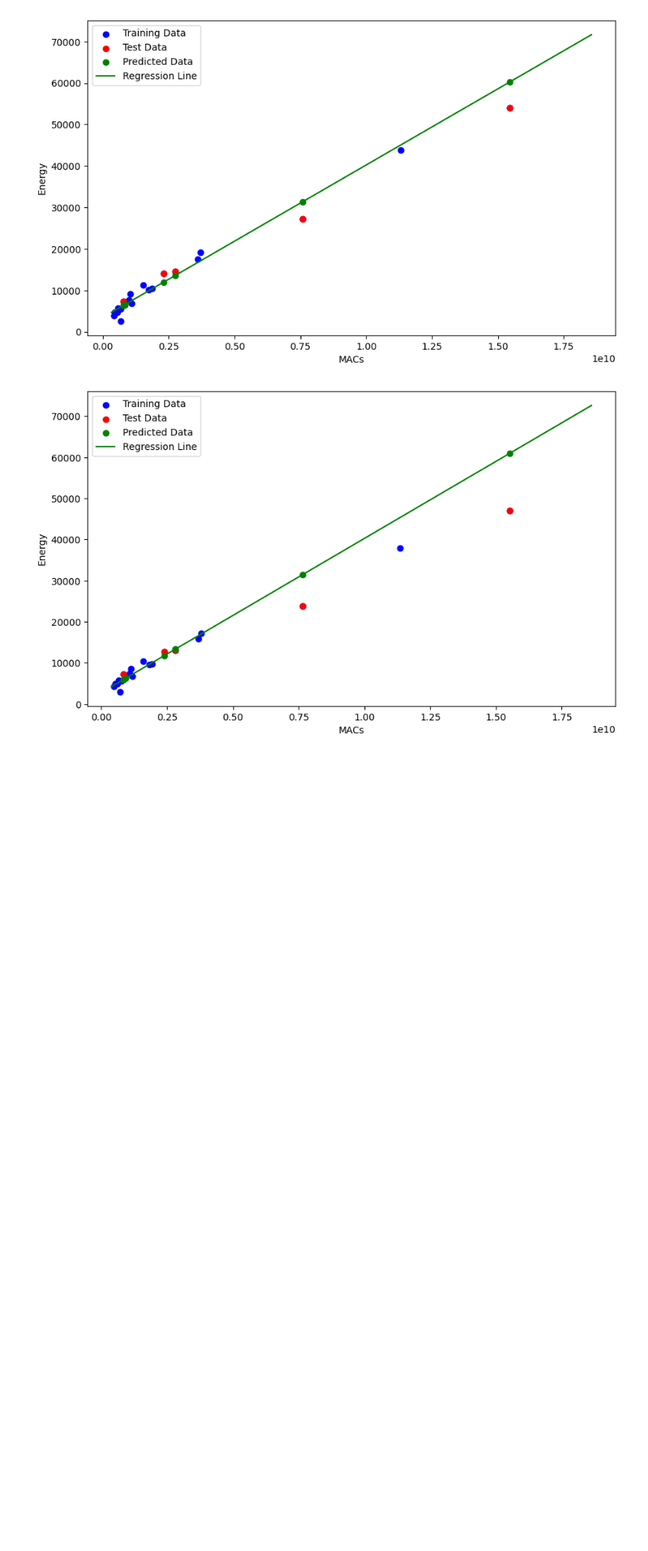
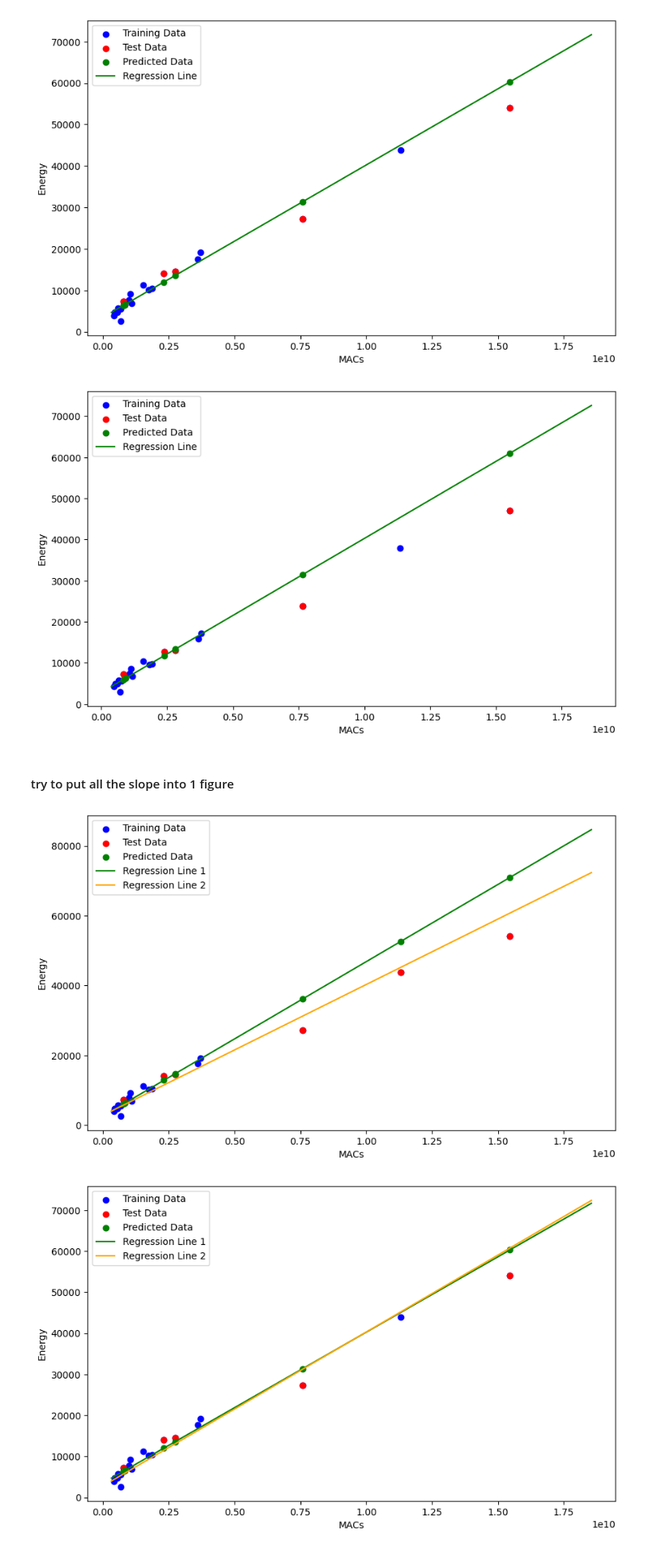
Before and after one commit to dtjgp/GreenAI, a Jupyter notebook: Cloud/4090/code/FinalDataAnalysis_func3.ipynb, the cells around one changed output. Shown at 81% size. Cells and saved outputs as stored; diff of their text form; code cells hidden in the pictures; blank space fills up the shorter version.

```diff
--- a/Cloud/4090/code/FinalDataAnalysis_func3.ipynb
+++ b/Cloud/4090/code/FinalDataAnalysis_func3.ipynb
@@ -311,3 +311,33 @@ PlotMACs_vs_Energy(fashionmnist_modelinfo, macs_test_f2, predict2_f, energy_test
 PlotMACs_vs_Energy(cifar100_dataset, macs_test_c2, predict2_c, energy_test_c2, model2_c)
 # %% [output]
 [figure]
+# %% [markdown]
+#### try to put all the slope into 1 figure
+# %%
+# def a function to plot the 2 models' coefficients and intercepts in the same plot
+def plot_coef(df1, df2, macs_test1, energy_test1, energy_pred1, macs_test2, energy_test2, energy_pred2, model1, model2):
+    extended_x_min1 = min(df1['MACs'].min(), macs_test1.min()) * 0.8
+    extended_x_max1 = max(df1['MACs'].max(), macs_test1.max()) * 1.2
+    extended_x1 = np.linspace(extended_x_min1, extended_x_max1, 100)
+    plt.figure(figsize=(10, 6))
+    plt.scatter(df1['MACs'], df1['TotalEnergyPerEpoch'], color='blue', label='Training Data')
+    plt.scatter(macs_test1, energy_test1, color='red', label='Test Data')
+    plt.scatter(macs_test1, energy_pred1, color='green', label='Predicted Data')
+    model_coef1 = model1.coef_
+    model_intercept1 = model1.intercept_
+    model_coef2 = model2.coef_
+    model_intercept2 = model2.intercept_
+    extended_y1 = model_coef1 * extended_x1 + model_intercept1
+    extended_y2 = model_coef2 * extended_x1 + model_intercept2
+    plt.plot(extended_x1, extended_y1.reshape(-1,1), color='green', label='Regression Line 1')
+    plt.plot(extended_x1, extended_y2.reshape(-1,1), color='orange', label='Regression Line 2')
+    plt.xlabel('MACs')
+    plt.ylabel('Energy')
+    plt.legend()
+    plt.show()
+
+plot_coef(fashionmnist_modelinfo, cifar100_dataset, macs_test_f, energy_test_f, predict1_f, macs_test_c, energy_test_c, predict1_c, model1_f, model1_c)
+plot_coef(fashionmnist_modelinfo, cifar100_dataset, macs_test_f2, energy_test_f2, predict2_f, macs_test_c2, energy_test_c2, predict2_c, model2_f, model2_c)
+# %% [output]
+[figure, added]
+[figure, added]
```
